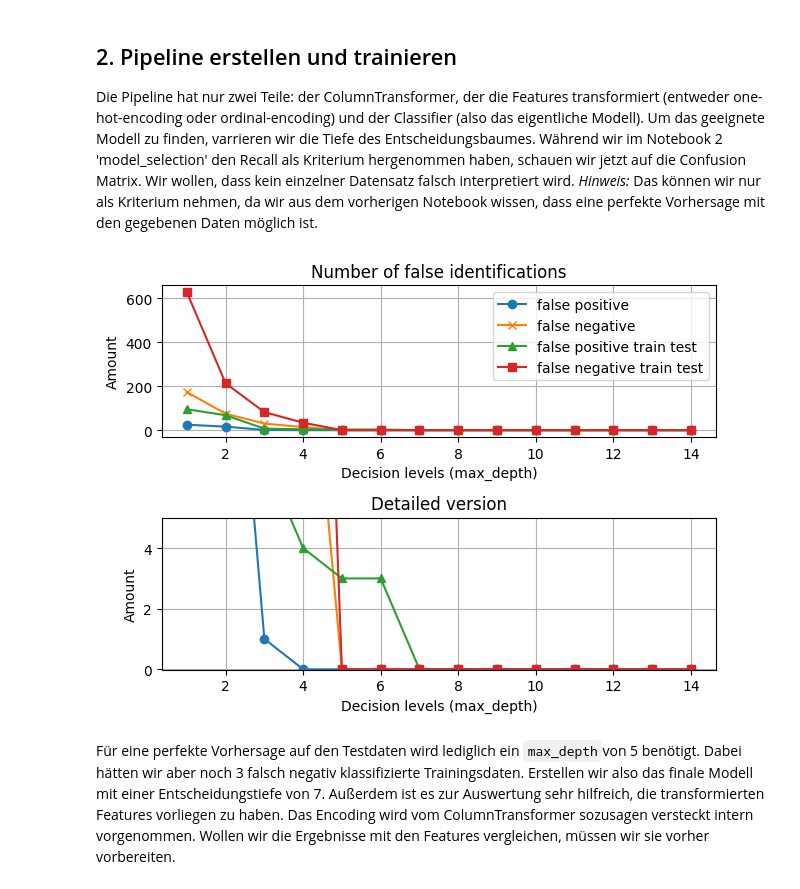
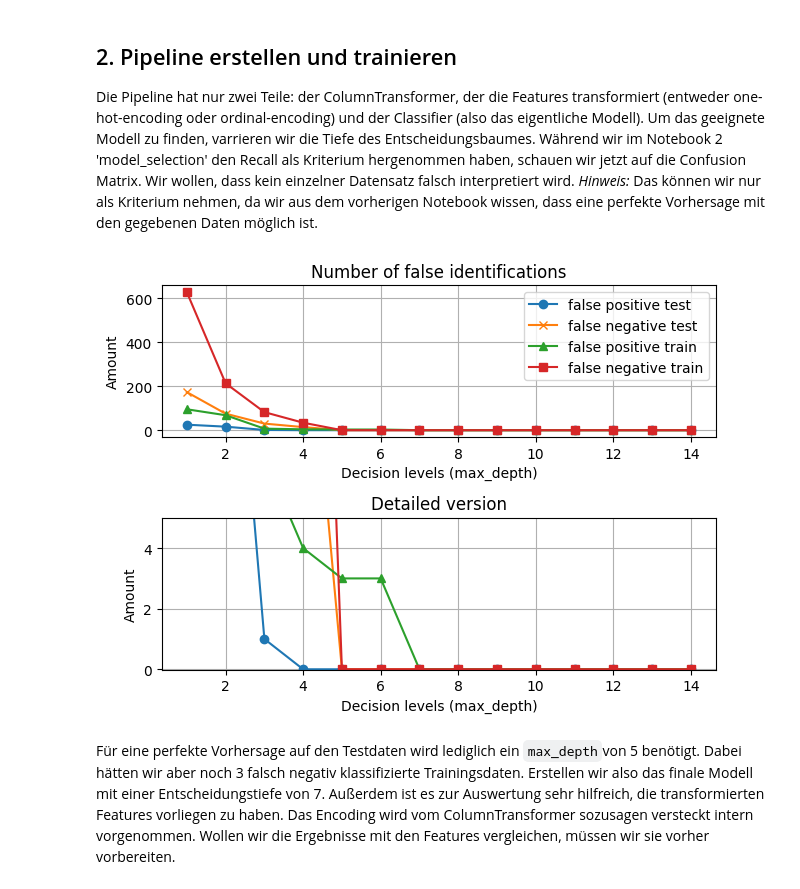
Before and after one commit to mmlau/Can-I-eat-it, a Jupyter notebook: notebooks/3_interpret_decision_tree.ipynb, the cells around one changed output. Saved outputs shown, nothing was run; the diff lists cells and outputs as text; code cells hidden in the pictures.

```diff
--- a/notebooks/3_interpret_decision_tree.ipynb
+++ b/notebooks/3_interpret_decision_tree.ipynb
@@ -120,38 +117,38 @@ for i in range(1,15):
 
     # false-positive (C_01) und false-negativ (C_10)
     nr_false_neg.append(conf_matrix[1,0])
     nr_false_pos.append(conf_matrix[0,1])
 
     # again with training data
     conf_matrix_train = confusion_matrix(target_train,
                                          predict_tree_train)
     nr_false_neg_train.append(conf_matrix_train[1,0])
     nr_false_pos_train.append(conf_matrix_train[0,1])
 
 fig, axs = plt.subplots(nrows=2, ncols=1)
-axs[0].plot(range(1,15), nr_false_pos, '-o', label='false positive')
-axs[0].plot(range(1,15), nr_false_neg, '-x', label='false negative')
-axs[0].plot(range(1,15), nr_false_pos_train, '-^', label='false positive train test')
-axs[0].plot(range(1,15), nr_false_neg_train, '-s', label='false negative train test')
+axs[0].plot(range(1,15), nr_false_pos, '-o', label='false positive test')
+axs[0].plot(range(1,15), nr_false_neg, '-x', label='false negative test')
+axs[0].plot(range(1,15), nr_false_pos_train, '-^', label='false positive train')
+axs[0].plot(range(1,15), nr_false_neg_train, '-s', label='false negative train')
 axs[0].set(xlabel='Decision levels (max_depth)',
            ylabel='Amount',
            title='Number of false identifications')
 axs[0].grid()
 axs[0].legend()
 
 axs[1].plot(range(1,15), nr_false_pos, '-o', label='false positive test')
 axs[1].plot(range(1,15), nr_false_neg, '-x', label='false negative test')
 axs[1].plot(range(1,15), nr_false_pos_train, '-^', label='false positive train')
 axs[1].plot(range(1,15), nr_false_neg_train, '-s', label='false negative train')
 axs[1].set(xlabel='Decision levels (max_depth)',
            ylabel='Amount',
            title='Detailed version')
 axs[1].set_ylim([-0.01, 5])
 axs[1].grid()
 plt.tight_layout()
 plt.show()
 # %% [output]
-[figure, old version]
+[figure, new version]
 # %% [markdown]
 Für eine perfekte Vorhersage auf den Testdaten wird lediglich ein `max_depth`von 5 benötigt. Dabei hätten wir aber noch 3 falsch negativ klassifizierte Trainingsdaten. Erstellen wir also das finale Modell mit einer Entscheidungstiefe von 7. Außerdem ist es zur Auswertung sehr hilfreich, die transformierten Features vorliegen zu haben. Das Encoding wird vom ColumnTransformer sozusagen versteckt intern vorgenommen. Wollen wir die Ergebnisse mit den Features vergleichen, müssen wir sie vorher vorbereiten.
 # %%
```
Also changed, not shown: parts of 7 cells of this notebook, 1 other file.
